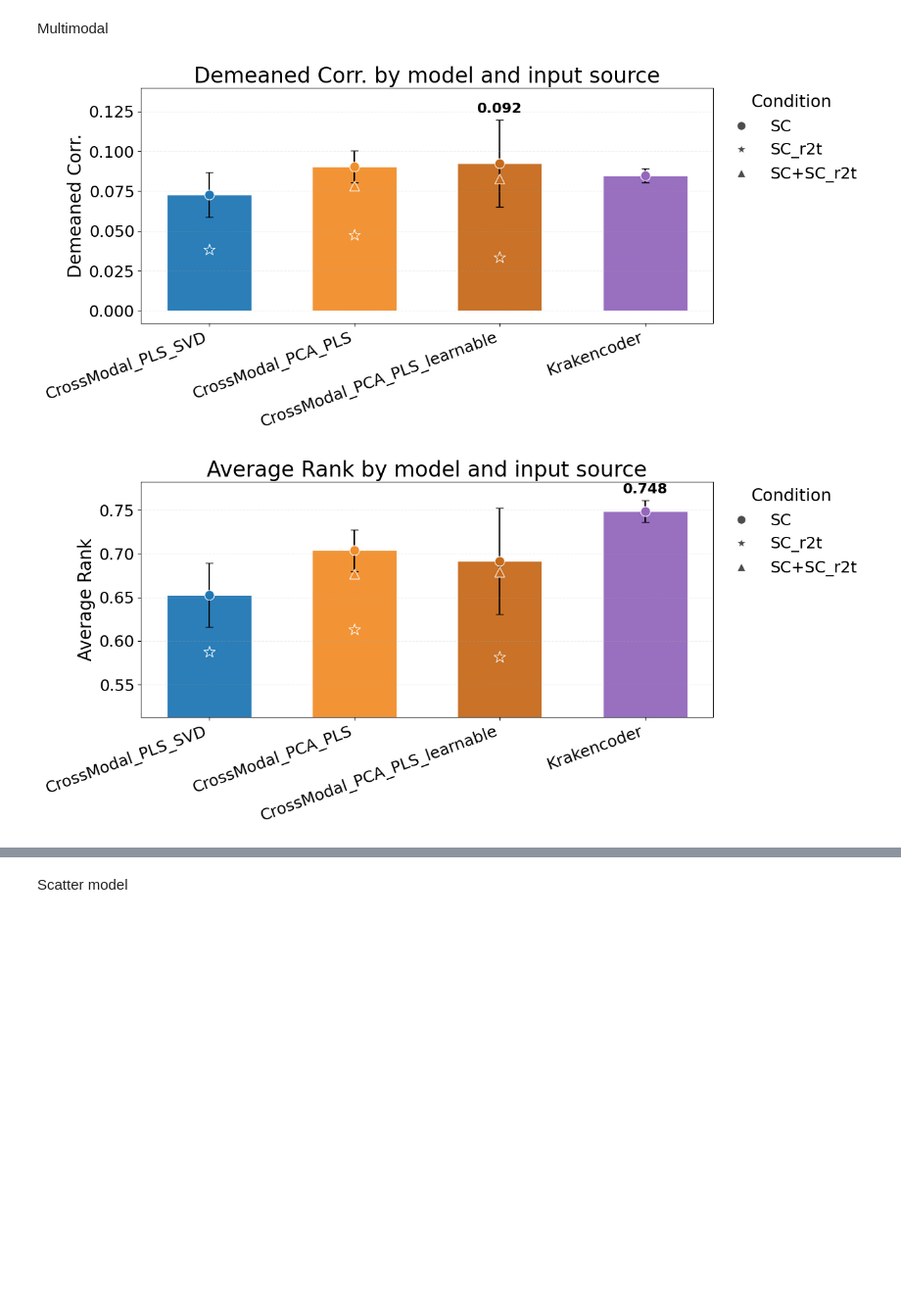
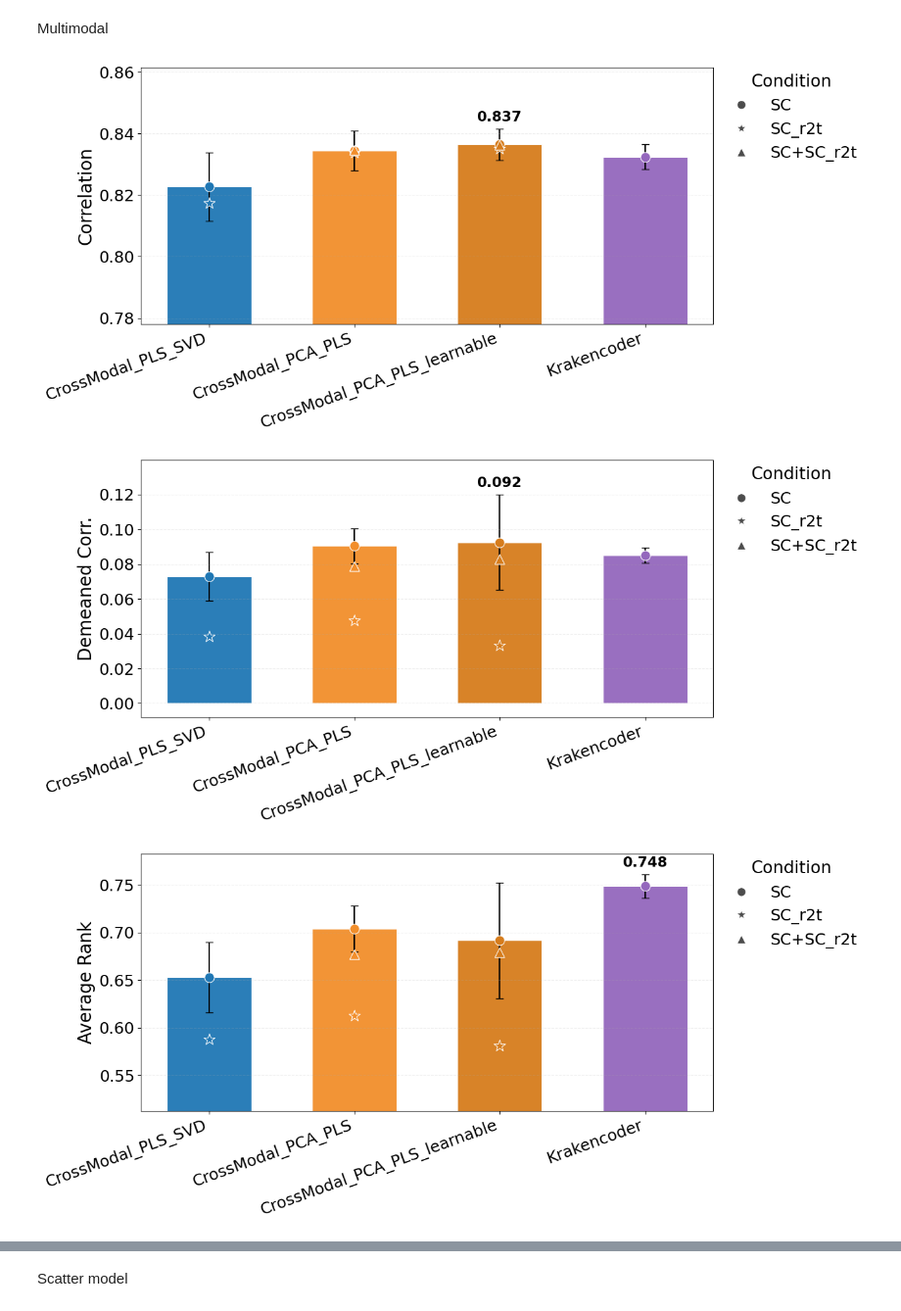
Before and after one commit to alexander-ratzan/Conn2Conn, a Jupyter notebook: scrape_SCtype_results.ipynb, the cells around one changed output, grey strips where cells are left out. Shown at 98% size. Saved outputs shown, nothing was run; the diff lists cells and outputs as text; code cells hidden in the pictures; blank space fills up the shorter version.

```diff
--- a/scrape_SCtype_results.ipynb
+++ b/scrape_SCtype_results.ipynb
@@ -413,29 +413,44 @@ SOURCES=["SC", "SC_r2t", "SC+SC_r2t"]
 # %% [markdown]
 Multimodal
 # %%
+PLOT_METRIC = "pearson"
+
+fig, ax, plot_df = plot_source_metric_bars(
+    records=records,
+    models=PLOT_MODELS,
+    metric=PLOT_METRIC,
+    seeds=SEEDS,
+    sources=SOURCES,
+    include_reference_lines=False,
+    annotate_best=True,
+    #show_model_names=False,
+)
+
 PLOT_METRIC = "demeaned_pearson"
 
 fig, ax, plot_df = plot_source_metric_bars(
     records=records,
     models=PLOT_MODELS,
     metric=PLOT_METRIC,
     seeds=SEEDS,
     sources=SOURCES,
     include_reference_lines=False,
     annotate_best=True,
+    #show_model_names=False,
 )
 
 PLOT_METRIC = "avg_rank"
 
 fig, ax, plot_df = plot_source_metric_bars(
     records=records,
     models=PLOT_MODELS,
     metric=PLOT_METRIC,
     seeds=SEEDS,
     sources=SOURCES,
     include_reference_lines=False,
     annotate_best=True,
 )
 # %% [output]
-[figure, old version]
+[figure, new version]
-[figure, old version]
+[figure, new version]
+[figure, added]
```
Also changed, not shown: parts of 1 cell of this notebook, 7 other files.
